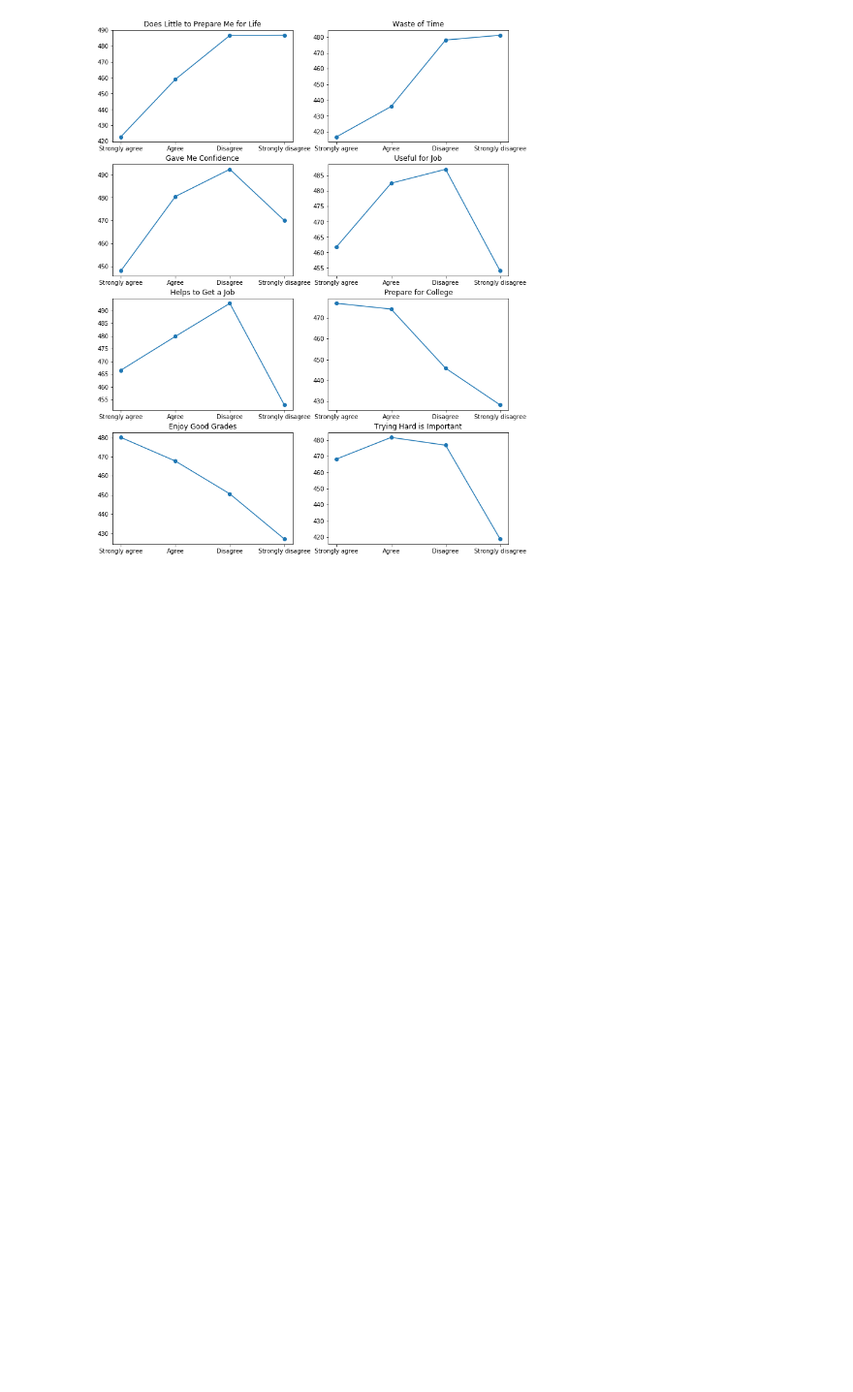
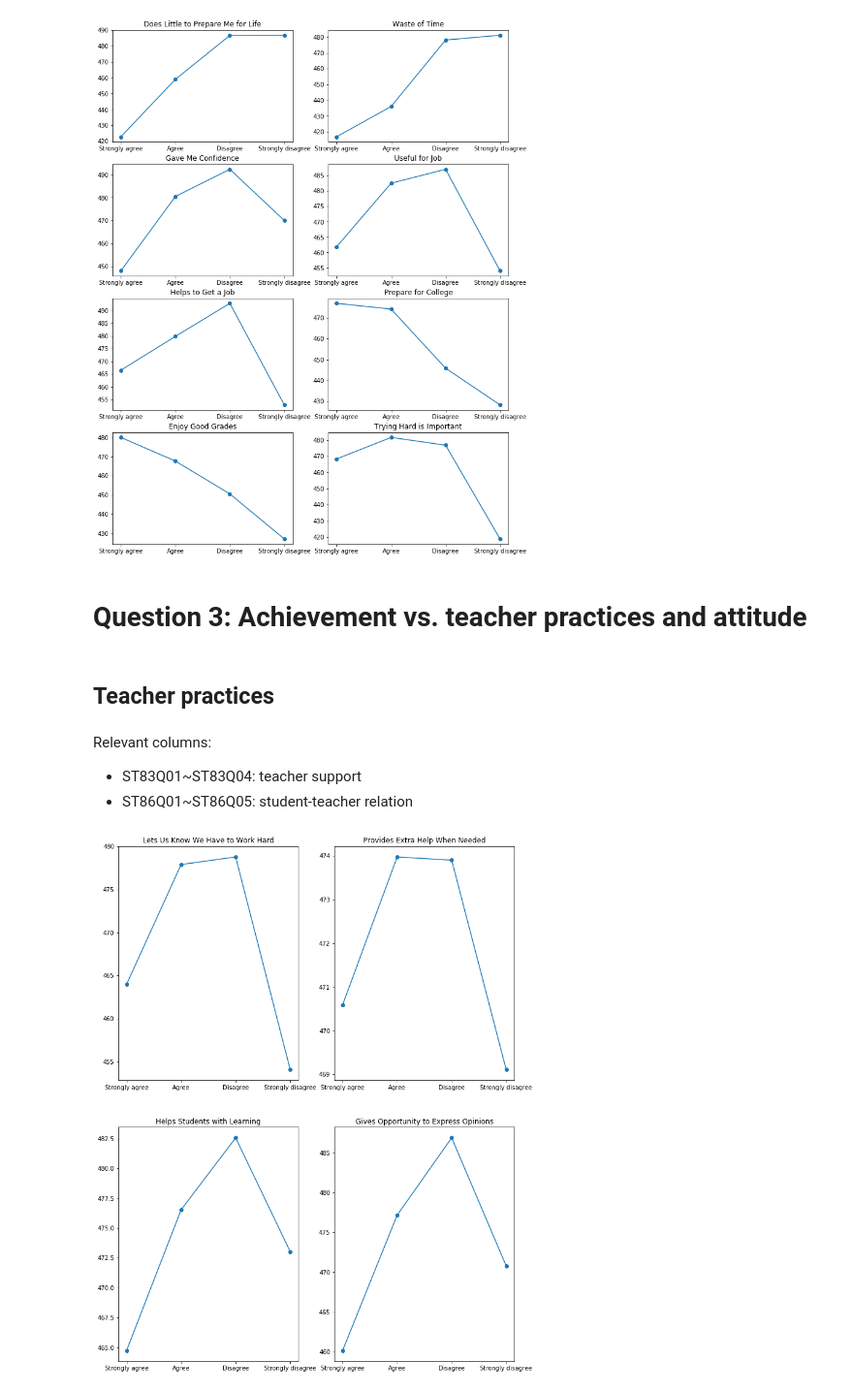
Before and after one commit to jgu1989/UdacityDataAnalystNanodegree, a Jupyter notebook: 5_Communicate_Data_Findings/pisa.ipynb, the cells around one changed output. Shown at 97% size. Drawn from its saved outputs; the diff is of its cells as text; code cells hidden in the pictures; blank space fills up the shorter version.

Commit message:
Achievement vs. teacher support

```diff
--- a/5_Communicate_Data_Findings/pisa.ipynb
+++ b/5_Communicate_Data_Findings/pisa.ipynb
@@ -216,3 +216,26 @@ for i in range(8):
     plt.title(titles[i])
 # %% [output]
 [figure]
+# %% [markdown]
+# Question 3: Achievement vs. teacher practices and attitude
+# %% [markdown]
+## Teacher practices
+# %% [markdown]
+Relevant columns:
+
+- ST83Q01~ST83Q04: teacher support
+- ST86Q01~ST86Q05: student-teacher relation
+# %%
+df_support = df[['ST83Q01', 'ST83Q02','ST83Q03','ST83Q04','PV1MATH']]
+# %%
+supports = ['ST83Q01', 'ST83Q02','ST83Q03','ST83Q04','PV1MATH']
+titles = ['Lets Us Know We Have to Work Hard', 'Provides Extra Help When Needed', 'Helps Students with Learning', 'Gives Opportunity to Express Opinions']
+fig, axes = plt.subplots(2, 2, figsize=(12,16)) # grid of 3x4 subplots
+axes = axes.flatten() # reshape from 3x4 array into 12-element vector
+for i in range(4):
+    plt.sca(axes[i]) # set the current Axes
+    sup = df_support.groupby(supports[i]).mean().reindex(index=['Strongly agree', 'Agree','Disagree','Strongly disagree'] )
+    plt.plot(sup, marker='o')
+    plt.title(titles[i])
+# %% [output]
+[figure, added]
```
Also changed, not shown: parts of 3 cells of this notebook.
